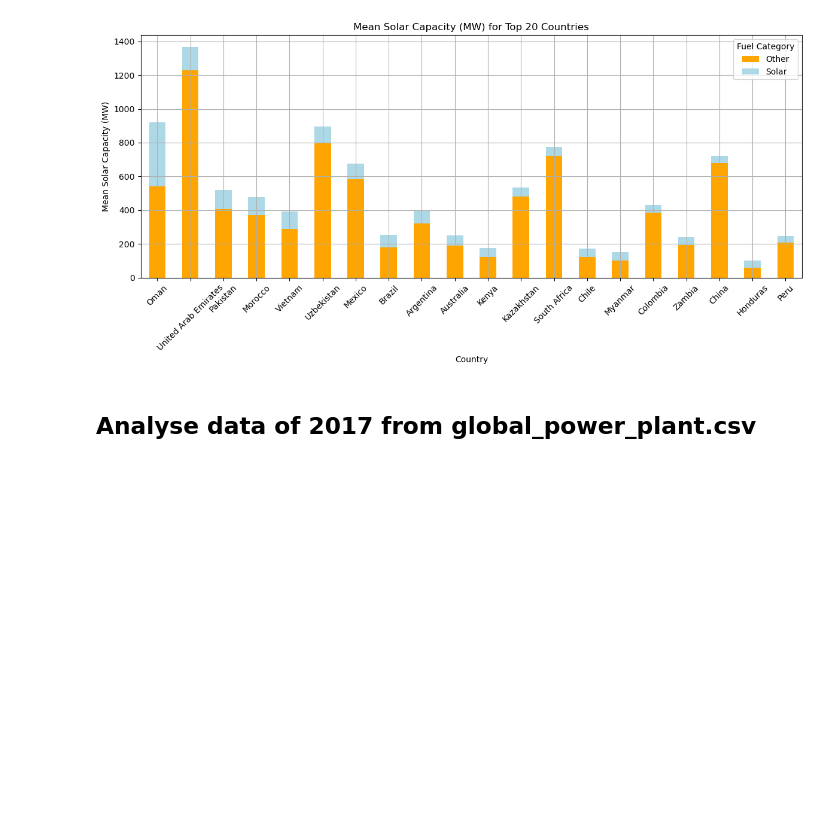
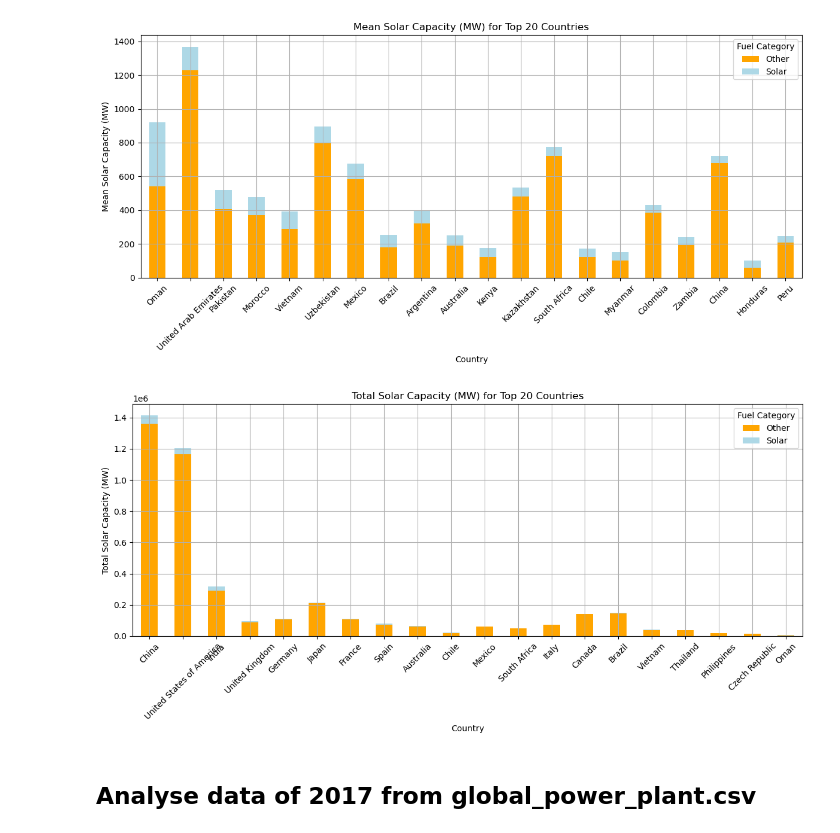
Before and after one commit to VanHg33/Project4, a Jupyter notebook: ETL/data_cleaning.ipynb, the cells around one changed output. Cells and saved outputs as stored; diff of their text form; code cells hidden in the pictures; blank space fills up the shorter version.

```diff
--- a/ETL/data_cleaning.ipynb
+++ b/ETL/data_cleaning.ipynb
@@ -109,6 +163,38 @@ plt.tight_layout()
 plt.show()
 # %% [output]
 [figure]
+# %%
+import matplotlib.pyplot as plt
+
+# Group by country and primary fuel, and calculate the sum of capacity
+sum_capacity_by_fuel_and_country = cleaned_global_power_plant_df.groupby(['country_long', 'primary_fuel'])['capacity_mw'].sum().reset_index()
+
+# Create a new column to categorize solar and non-solar
+sum_capacity_by_fuel_and_country['fuel_category'] = sum_capacity_by_fuel_and_country['primary_fuel'].apply(lambda x: 'Solar' if x == 'Solar' else 'Other')
+
+# Pivot table for sum capacity
+pivot_table_capacity = sum_capacity_by_fuel_and_country.pivot_table(index='country_long', columns='fuel_category', values='capacity_mw', aggfunc='sum')
+
+# Select the top 20 countries by sum solar capacity for plotting
+top_20_solar_countries = pivot_table_capacity['Solar'].nlargest(20).index
+pivot_table_capacity_top_20_solar = pivot_table_capacity.loc[top_20_solar_countries]
+
+# Plotting side-by-side bar charts for comparison
+fig, ax = plt.subplots(figsize=(12, 6))
+
+# Bar chart for sum capacity (top 20 solar countries)
+pivot_table_capacity_top_20_solar.plot(kind='bar', stacked=True, ax=ax, color=['orange', 'lightblue'])
+ax.set_title('Total Solar Capacity (MW) for Top 20 Countries')
+ax.set_xlabel('Country')
+ax.set_ylabel('Total Solar Capacity (MW)')
+ax.legend(title='Fuel Category')
+ax.tick_params(axis='x', rotation=45)
+ax.grid(True)
+
+plt.tight_layout()
+plt.show()
+# %% [output]
+[figure, added]
 # %% [markdown]
 ## Analyse data of 2017 from global_power_plant.csv
 # %%
```
Also changed, not shown: parts of 5 cells of this notebook, 13 other files.
